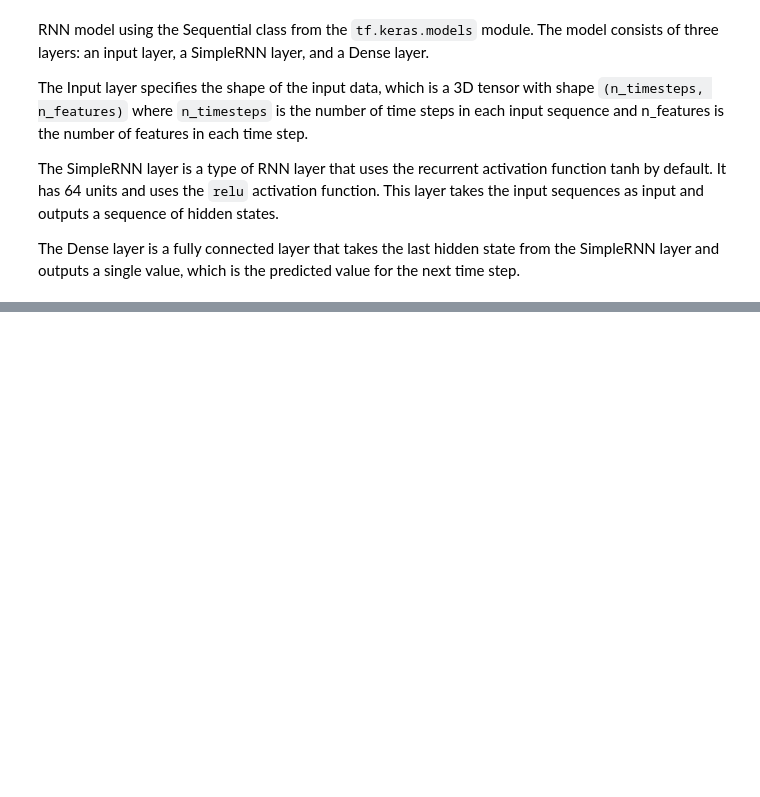
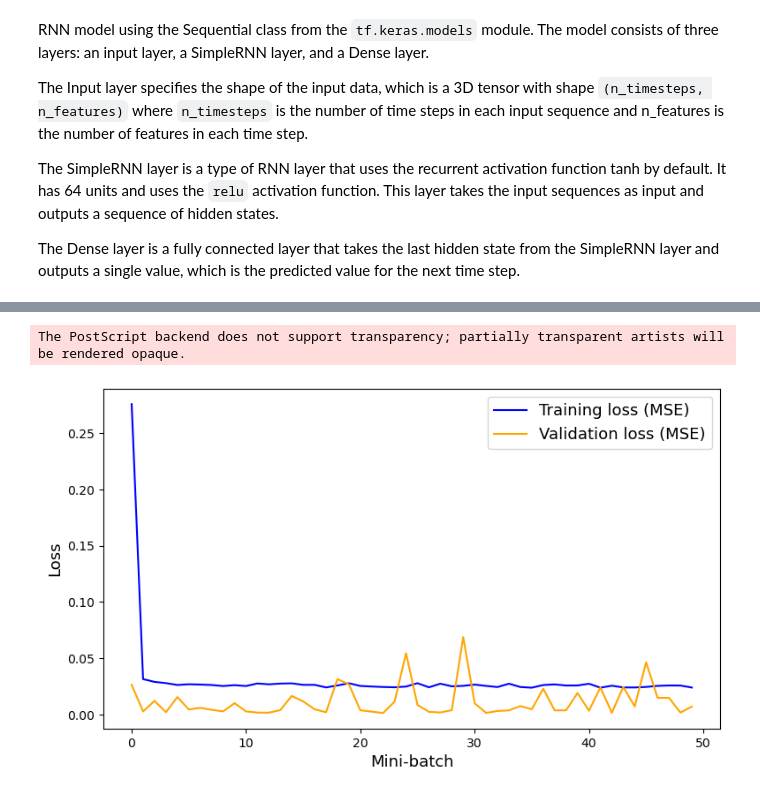
Before and after one commit to Abubakar-56/NNETwithForex, a Jupyter notebook: NNET.ipynb, the cells around one changed output, grey strips where cells are left out. Cells and saved outputs as stored; diff of their text form; code cells hidden in the pictures; blank space fills up the shorter version.

```diff
--- a/NNET.ipynb
+++ b/NNET.ipynb
@@ -428,0 +342,9 @@ You must install pydot (`pip install pydot`) and install graphviz (see instructi
+# %%
+# define  of GRU model
+GRU_Model = Sequential()
+GRU_Model.add(GRU(128, activation='tanh', input_shape=(lookback, n_features)))
+# GRU_Model.add(Dropout(0.1801))
+GRU_Model.add(Dense(1))
+opt = tf.keras.optimizers.Adam(learning_rate=0.0114)
+GRU_Model.compile(optimizer = opt, loss='mse', metrics=["mae"])
+GRU_Model.summary()
@@ -482,0 +510,3 @@ The RNN model had a test score of 0.0017 and the LSTM model had a test score of
+# %%
+np.random.seed(123)
+history_3=GRU_Model.fit(xtrain,ytrain, validation_data=(xvalid,yvalid), epochs=50, verbose=1)
@@ -482,0 +531,3 @@ The RNN model had a test score of 0.0017 and the LSTM model had a test score of
+# %%
+GRU_df =pd.DataFrame(history_3.history)
+GRU_df.tail()
@@ -482,0 +542,12 @@ The RNN model had a test score of 0.0017 and the LSTM model had a test score of
+# %%
+plt.figure(figsize=(9,5))
+plt.plot(GRU_df['loss'], label ='Training loss (MSE)', color = 'blue')
+plt.plot(GRU_df['val_loss'], label='Validation loss (MSE)', color = 'orange')
+plt.xlabel('Mini-batch', fontsize=13)
+plt.ylabel('Loss', fontsize=13)
+plt.legend(fontsize=13)
+plt.savefig('images/GRU_error1.eps', format='eps', dpi=1000)
+plt.show()
+# %% [output]
+The PostScript backend does not support transparency; partially transparent artists will be rendered opaque.
+[figure, added]
```
Also changed, not shown: parts of 72 cells of this notebook, 12 other files.
